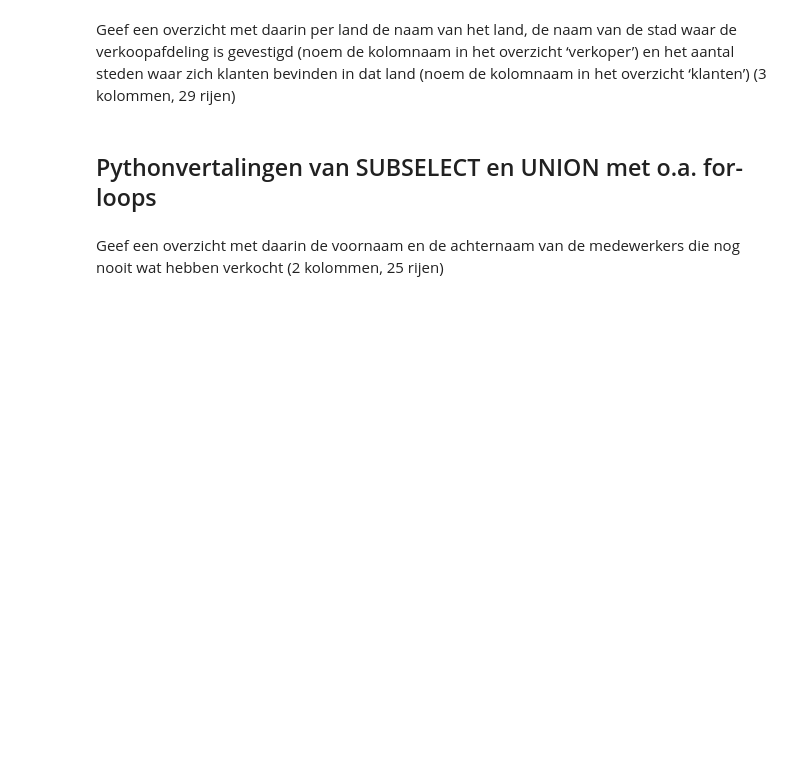
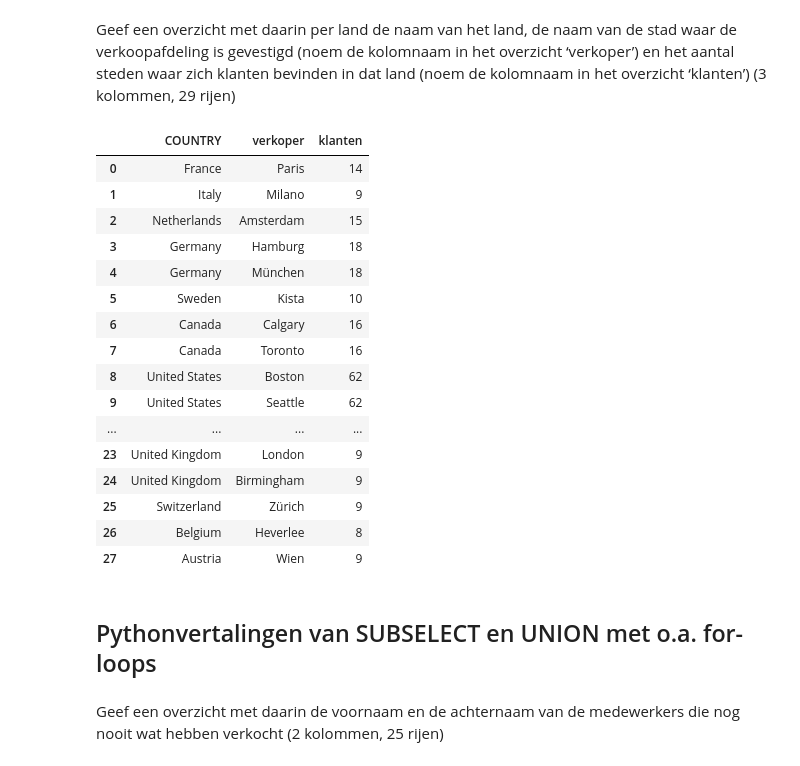
Before and after one commit to ReesMehorst/DEAI, a Jupyter notebook: Week1/DEAI - Pythonweek WC Dataselectie met pandas/OpdrachtenMees.ipynb, the cells around one changed output. Cells and saved outputs as stored; diff of their text form; code cells hidden in the pictures; blank space fills up the shorter version.

```diff
--- a/Week1/DEAI - Pythonweek WC Dataselectie met pandas/OpdrachtenMees.ipynb
+++ b/Week1/DEAI - Pythonweek WC Dataselectie met pandas/OpdrachtenMees.ipynb
@@ -419,5 +536,35 @@ Geef een overzicht met daarin van de producten behorend tot het producttype ‘C
 # %% [markdown]
 Geef een overzicht met daarin per land de naam van het land, de naam van de stad waar de verkoopafdeling is gevestigd (noem de kolomnaam in het overzicht ‘verkoper’) en het aantal steden waar zich klanten bevinden in dat land (noem de kolomnaam in het overzicht ‘klanten’) (3 kolommen, 29 rijen)
+# %%
+sales_branch = pd.read_sql_query("SELECT * FROM sales_branch", conn)
+verkoper = sales_branch.merge(country, on="COUNTRY_CODE", how="left")
+
+klanten = (
+    retailer_site.merge(country, on="COUNTRY_CODE", how="left")
+    .groupby("COUNTRY")["CITY"]
+    .nunique()
+    .reset_index(name="klanten")
+)
+
+verkoper.merge(klanten, on="COUNTRY", how="left").rename(columns={"CITY": "verkoper"})[["COUNTRY", "verkoper", "klanten"]]
+# %% [output]
+|  | COUNTRY | verkoper | klanten |
+| 0 | France | Paris | 14 |
+| 1 | Italy | Milano | 9 |
+| 2 | Netherlands | Amsterdam | 15 |
+| 3 | Germany | Hamburg | 18 |
+| 4 | Germany | München | 18 |
+| 5 | Sweden | Kista | 10 |
+| 6 | Canada | Calgary | 16 |
+| 7 | Canada | Toronto | 16 |
+| 8 | United States | Boston | 62 |
+| 9 | United States | Seattle | 62 |
+| ... | ... | ... | ... |
+| 23 | United Kingdom | London | 9 |
+| 24 | United Kingdom | Birmingham | 9 |
+| 25 | Switzerland | Zürich | 9 |
+| 26 | Belgium | Heverlee | 8 |
+| 27 | Austria | Wien | 9 |
 # %% [markdown]
 ## Pythonvertalingen van SUBSELECT en UNION met o.a. for-loops
 # %% [markdown]
```
Also changed, not shown: parts of 12 cells of this notebook.
